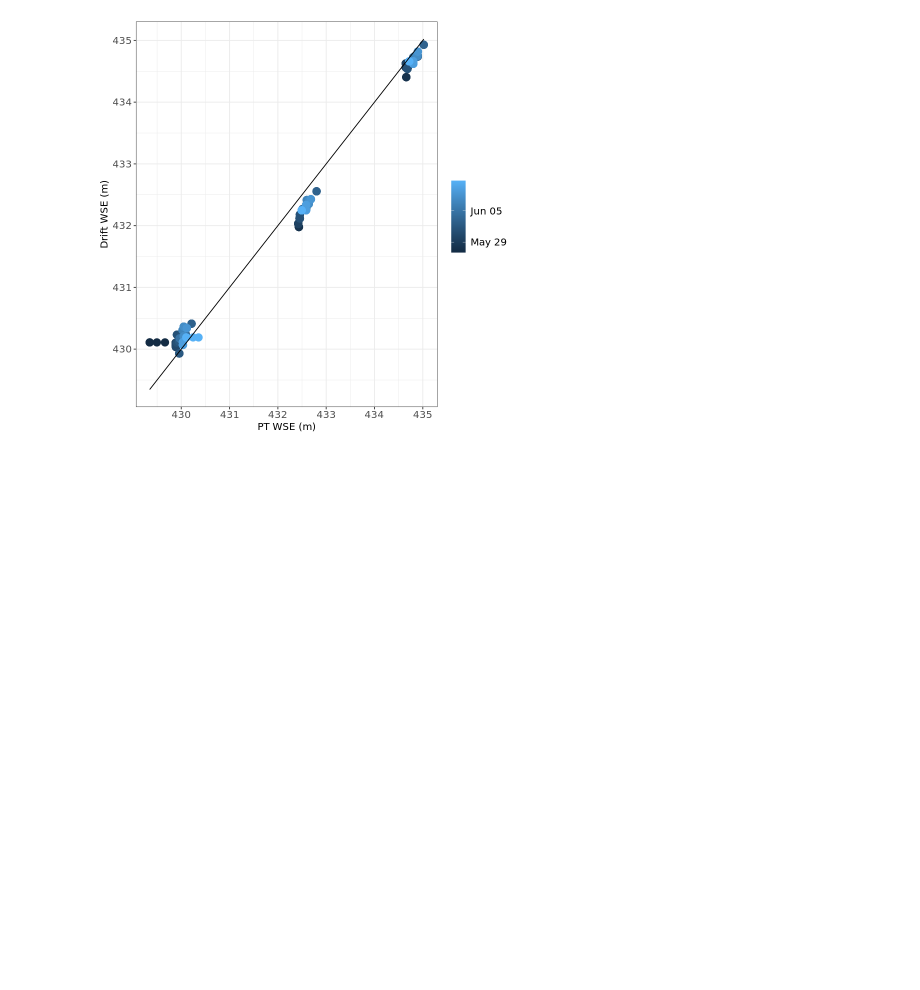
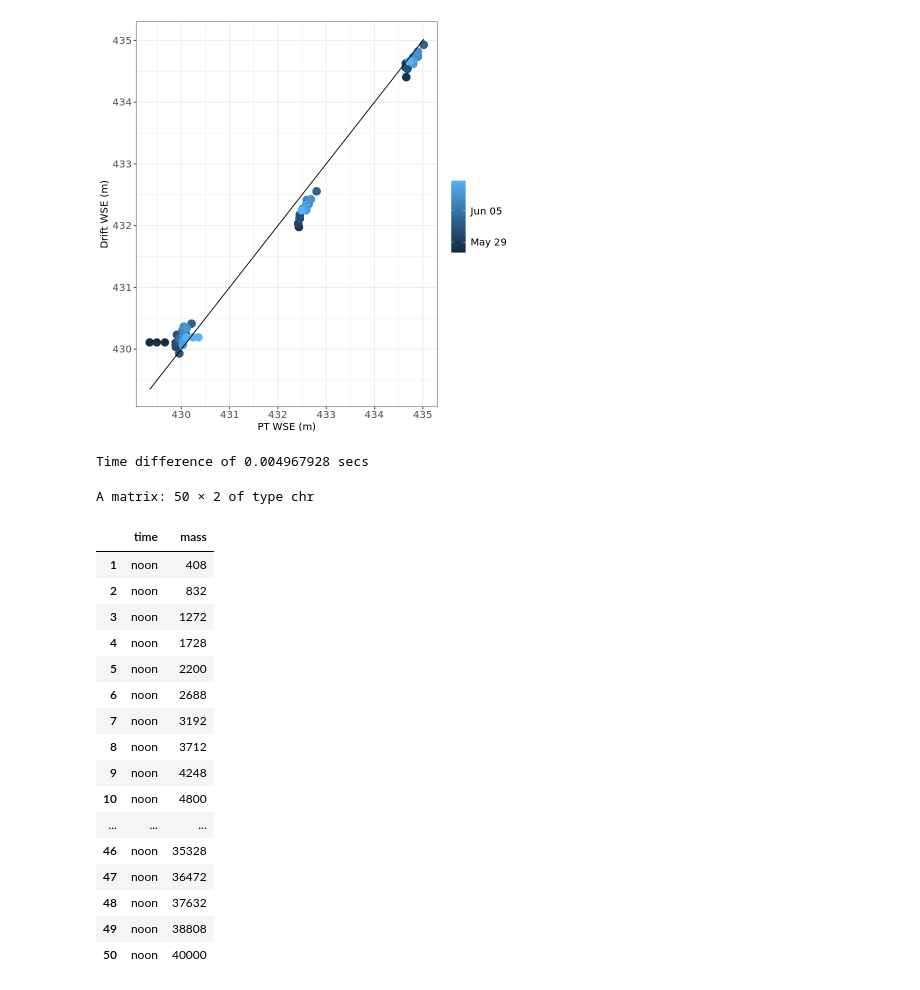
Before and after one commit to cjgleason/calval_toolbox, a Jupyter notebook: training demo.ipynb, the cells around one changed output. Saved outputs shown, nothing was run; the diff lists cells and outputs as text; code cells hidden in the pictures; blank space fills up the shorter version.

```diff
--- a/training demo.ipynb
+++ b/training demo.ipynb
@@ -69,3 +70,55 @@ xlab("PT WSE (m)")+
 plot(p1)
 # %% [output]
 [figure]
+# %%
+#array casting (aka parallelization)
+
+object_forloop= seq(1:50)
+static1=seq(51,100,by=1)
+static2=8
+static3='noon'
+
+looping_function=function(object_in, static2,static3){
+
+    object=object_in$object
+    static1=object_in$static1
+
+    temp1= object*static1
+    temp2= temp1* static2
+    temp3=c(time=static3,mass=temp2)
+
+    return(temp3)
+   # print(temp3)
+
+    }
+
+temp=data.frame(object=object_forloop,static1=static1)
+temp2= split(temp, seq(nrow(temp)))
+
+
+
+A=Sys.time()
+temp=do.call(rbind,lapply(temp2,looping_function,static2=static2,static3=static3))
+Sys.time()-A
+
+temp
+# %% [output]
+Time difference of 0.004967928 secs
+A matrix: 50 × 2 of type chr
+|  | time | mass |
+| 1 | noon | 408 |
+| 2 | noon | 832 |
+| 3 | noon | 1272 |
+| 4 | noon | 1728 |
+| 5 | noon | 2200 |
+| 6 | noon | 2688 |
+| 7 | noon | 3192 |
+| 8 | noon | 3712 |
+| 9 | noon | 4248 |
+| 10 | noon | 4800 |
+| ... | ... | ... |
+| 46 | noon | 35328 |
+| 47 | noon | 36472 |
+| 48 | noon | 37632 |
+| 49 | noon | 38808 |
+| 50 | noon | 40000 |
```
Also changed, not shown: parts of 1 cell of this notebook, 4 other files.
